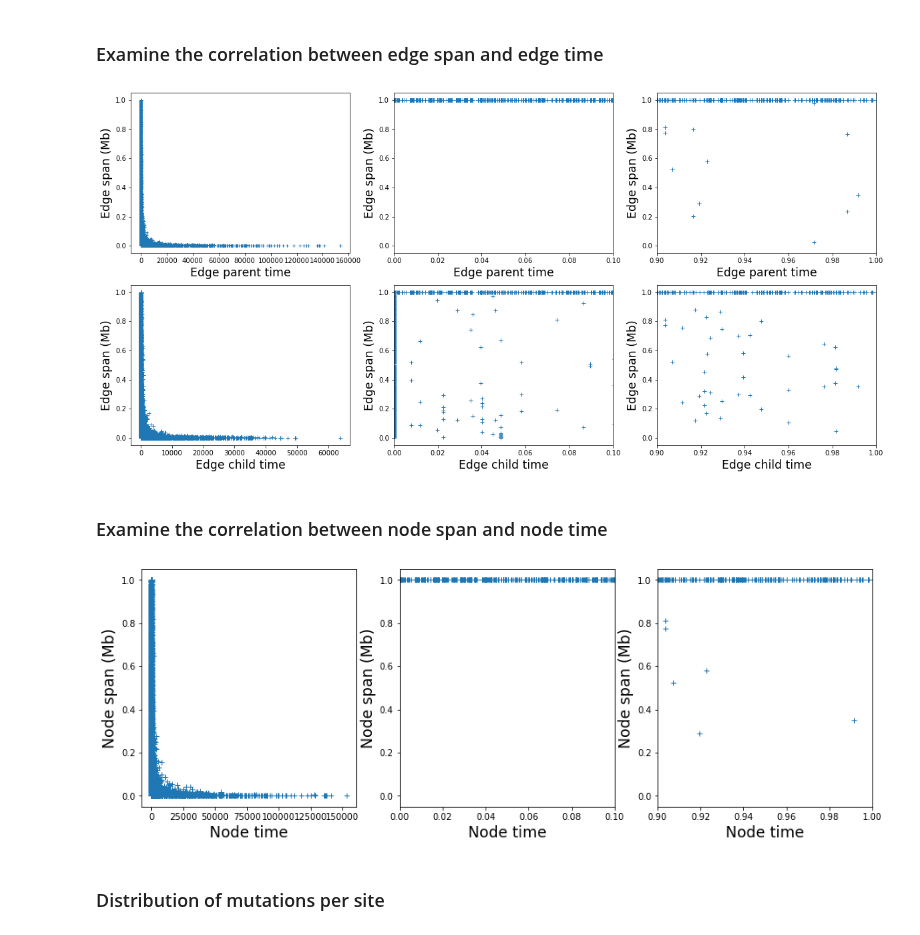
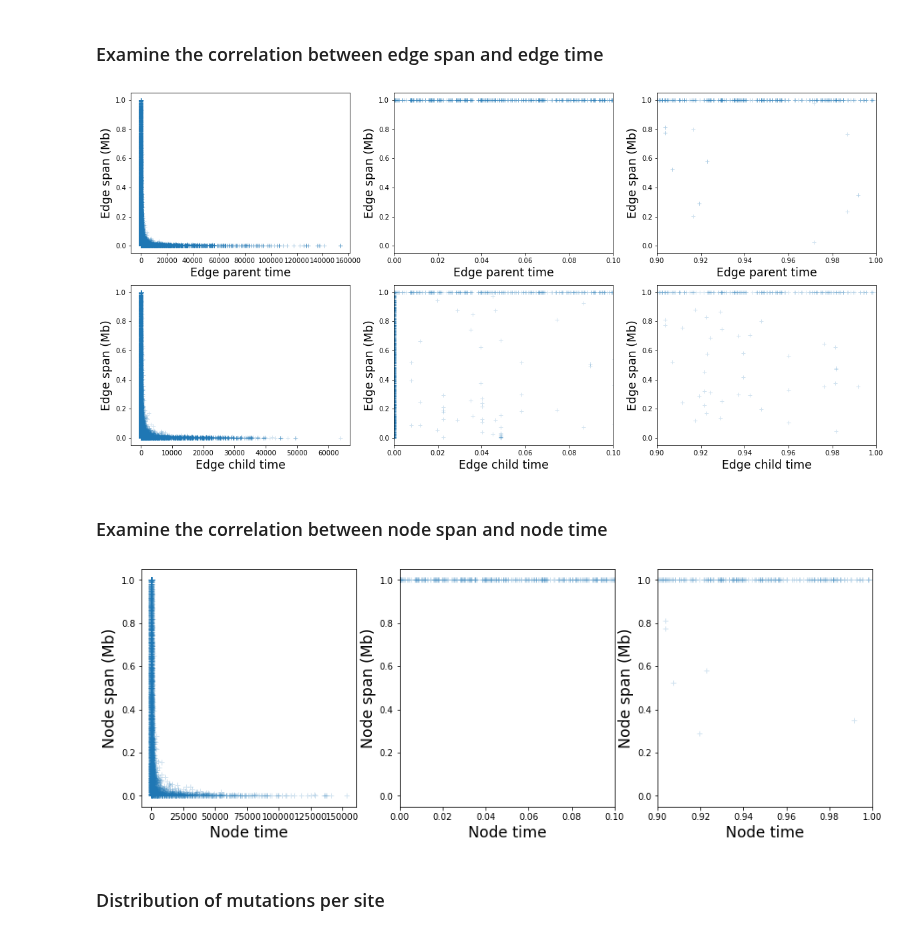
Before and after one commit to szhan/tsimpute, a Jupyter notebook: notebooks/inspect_ts.ipynb, the cells around one changed output. Saved outputs shown, nothing was run; the diff lists cells and outputs as text; code cells hidden in the pictures.

```diff
--- a/notebooks/inspect_ts.ipynb
+++ b/notebooks/inspect_ts.ipynb
@@ -18,7 +18,7 @@ tsinfer 0.2.4.dev57+gde277cf
 # %% [markdown]
 ### Load data
 # %%
-base_dir = Path("/Users/szhan/Projects/tsimpute/notebooks/")
+base_dir = Path("/Users/szhan/Projects/tsimpute/analysis/test/")
 ts_file = base_dir / "single_panmictic_simulated.trees"
 # %%
 ts = tskit.load(ts_file)
@@ -53,7 +53,7 @@ plt.ylabel("Edge span (Mb)", fontsize="xx-large")
 plt.plot(
     df_edges["edge_parent_times"],
     df_edges["edge_spans"],
-    linestyle='none', marker='+', markersize=4,
+    linestyle='none', marker='+', markersize=6, alpha=0.2,
 );
 
 plt.subplot(332)
@@ -63,7 +63,7 @@ plt.xlim(0.0, 0.1)
 plt.plot(
     df_edges["edge_parent_times"],
     df_edges["edge_spans"],
-    linestyle='none', marker='+', markersize=6,
+    linestyle='none', marker='+', markersize=6, alpha=0.2,
 );
 
 plt.subplot(333)
@@ -73,7 +73,7 @@ plt.xlim(0.9, 1.0)
 plt.plot(
     df_edges["edge_parent_times"],
     df_edges["edge_spans"],
-    linestyle='none', marker='+', markersize=6,
+    linestyle='none', marker='+', markersize=6, alpha=0.2,
 );
 
 plt.subplot(334)
@@ -82,7 +82,7 @@ plt.ylabel("Edge span (Mb)", fontsize="xx-large")
 plt.plot(
     df_edges["edge_child_times"],
     df_edges["edge_spans"],
-    linestyle='none', marker='+', markersize=6,
+    linestyle='none', marker='+', markersize=6, alpha=0.2,
 );
 
 plt.subplot(335)
@@ -92,7 +92,7 @@ plt.xlim(0.0, 0.1)
 plt.plot(
     df_edges["edge_child_times"],
     df_edges["edge_spans"],
-    linestyle='none', marker='+', markersize=6,
+    linestyle='none', marker='+', markersize=6, alpha=0.2,
 );
 
 plt.subplot(336)
@@ -102,12 +102,12 @@ plt.xlim(0.9, 1.0)
 plt.plot(
     df_edges["edge_child_times"],
     df_edges["edge_spans"],
-    linestyle='none', marker='+', markersize=6,
+    linestyle='none', marker='+', markersize=6, alpha=0.2,
 );
 
 plt.show()
 # %% [output]
-[figure, old version]
+[figure, new version]
 # %% [markdown]
 ### Examine the correlation between node span and node time
 # %%
@@ -127,36 +127,36 @@ df_nodes = pd.DataFrame({
 # %%
 plt.figure(figsize=(15, 5,))
 
 plt.subplot(131)
 plt.xlabel("Node time", fontsize="xx-large")
 plt.ylabel("Node span (Mb)", fontsize="xx-large")
 plt.plot(
     df_nodes["node_times"],
     df_nodes["node_spans"],
-    linestyle='none', marker='+', markersize=6,
+    linestyle='none', marker='+', markersize=6, alpha=0.2,
 );
 
 plt.subplot(132)
 plt.xlabel("Node time", fontsize="xx-large")
 plt.ylabel("Node span (Mb)", fontsize="xx-large")
 plt.xlim(0.0, 0.1)
 plt.plot(
     df_nodes["node_times"],
     df_nodes["node_spans"],
-    linestyle='none', marker='+', markersize=6,
+    linestyle='none', marker='+', markersize=6, alpha=0.2,
 );
 
 plt.subplot(133)
 plt.xlabel("Node time", fontsize="xx-large")
 plt.ylabel("Node span (Mb)", fontsize="xx-large")
 plt.xlim(0.9, 1.0)
 plt.plot(
     df_nodes["node_times"],
     df_nodes["node_spans"],
-    linestyle='none', marker='+', markersize=6,
+    linestyle='none', marker='+', markersize=6, alpha=0.2,
 );
 # %% [output]
-[figure, old version]
+[figure, new version]
 # %% [markdown]
 ### Distribution of mutations per site
 # %%
```
Also changed, not shown: parts of 3 cells of this notebook.
